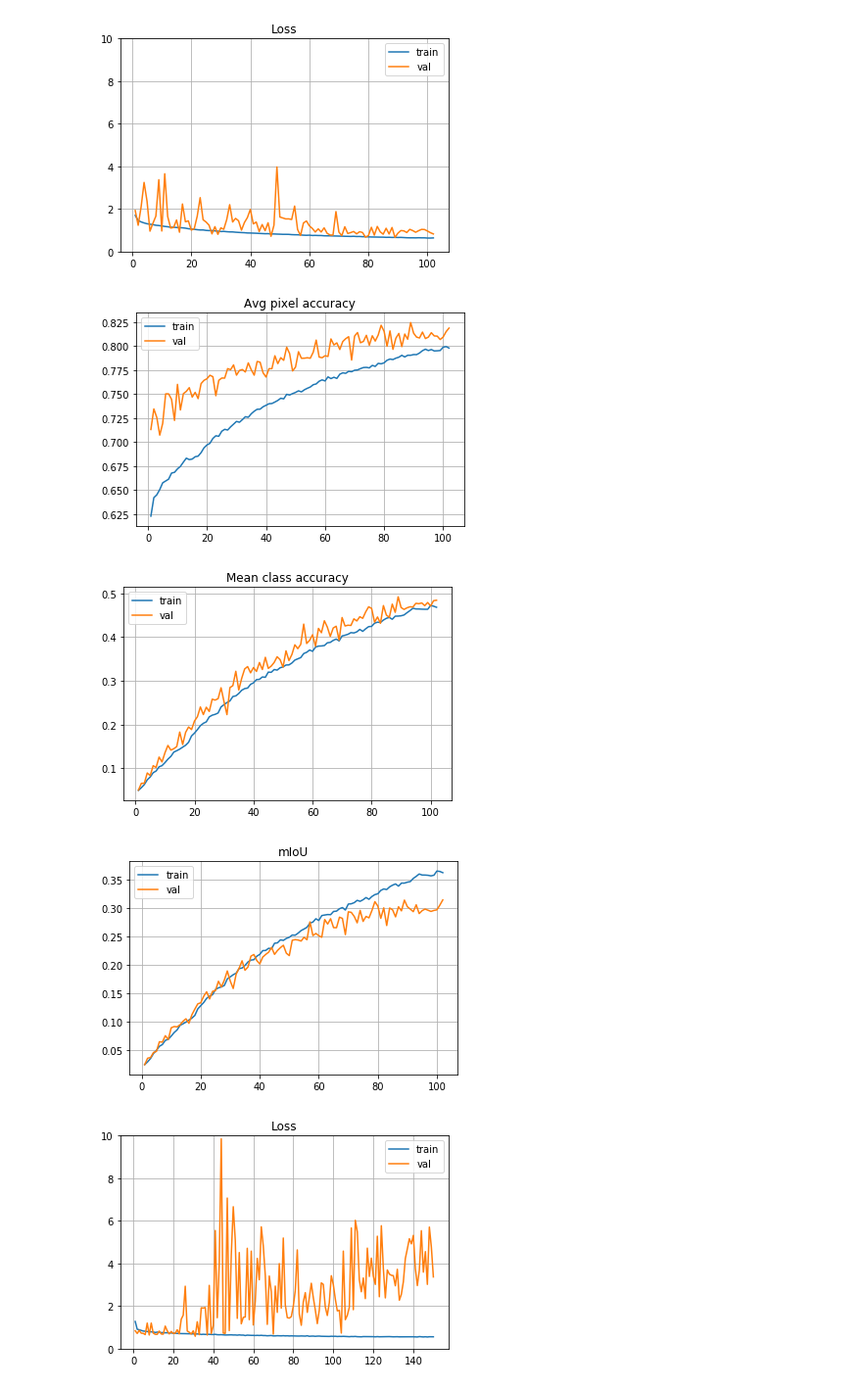
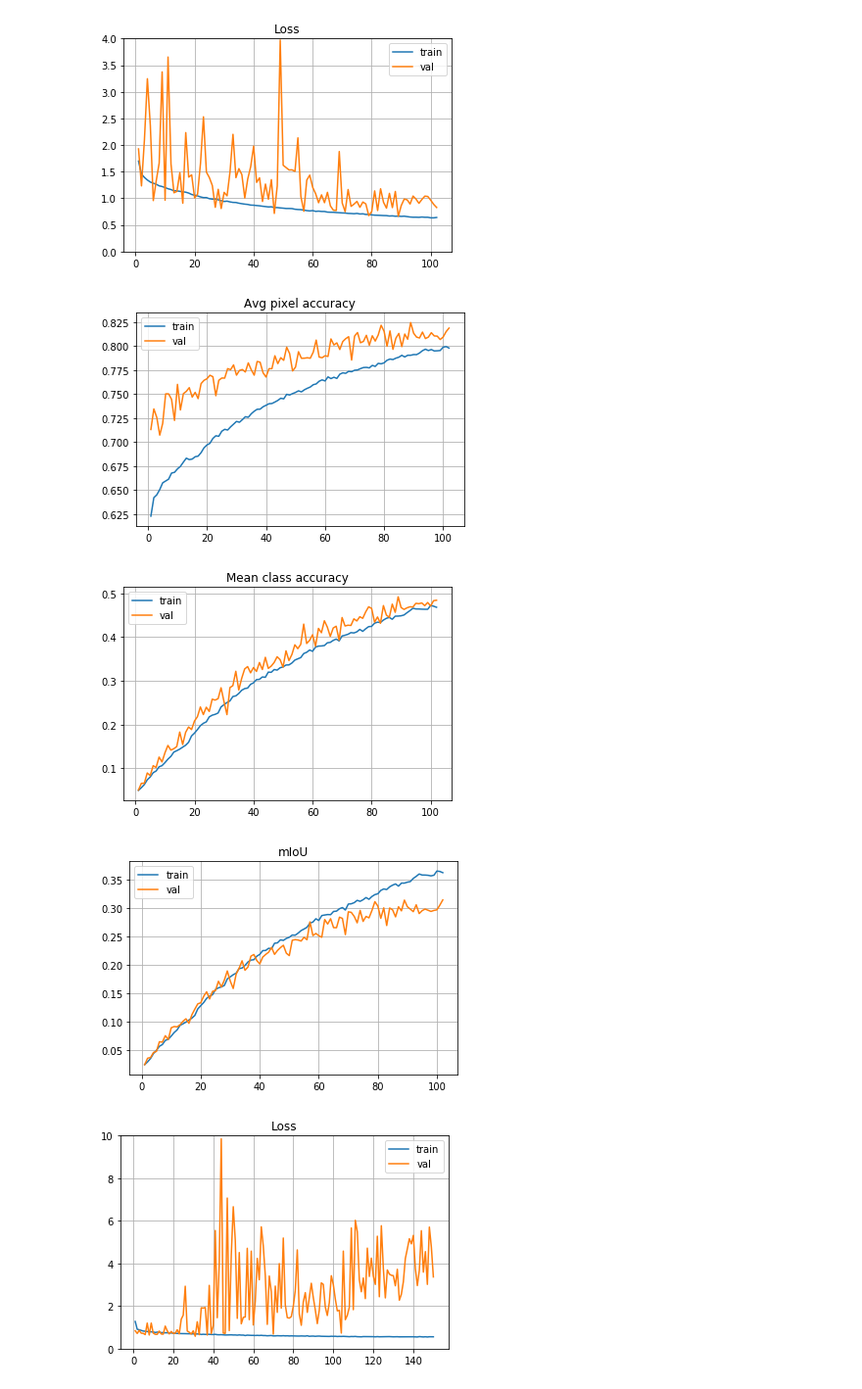
Before and after one commit to wenliangdai/msc-project, a Jupyter notebook: visualisation.ipynb, the cells around one changed output. Shown at 98% size. Cells and saved outputs as stored; diff of their text form; code cells hidden in the pictures.

```diff
--- a/visualisation.ipynb
+++ b/visualisation.ipynb
@@ -60,9 +60,9 @@ def draw_im(folder, im_list):
         plt.title(im)
         plt.imshow(image)
 # %%
-draw('results')
+draw('results', loss_range=[0,4])
 # %% [output]
-[figure, old version]
+[figure, new version]
 [figure]
 [figure]
 [figure]
```
Also changed, not shown: parts of 1 cell of this notebook, 9 other files.
